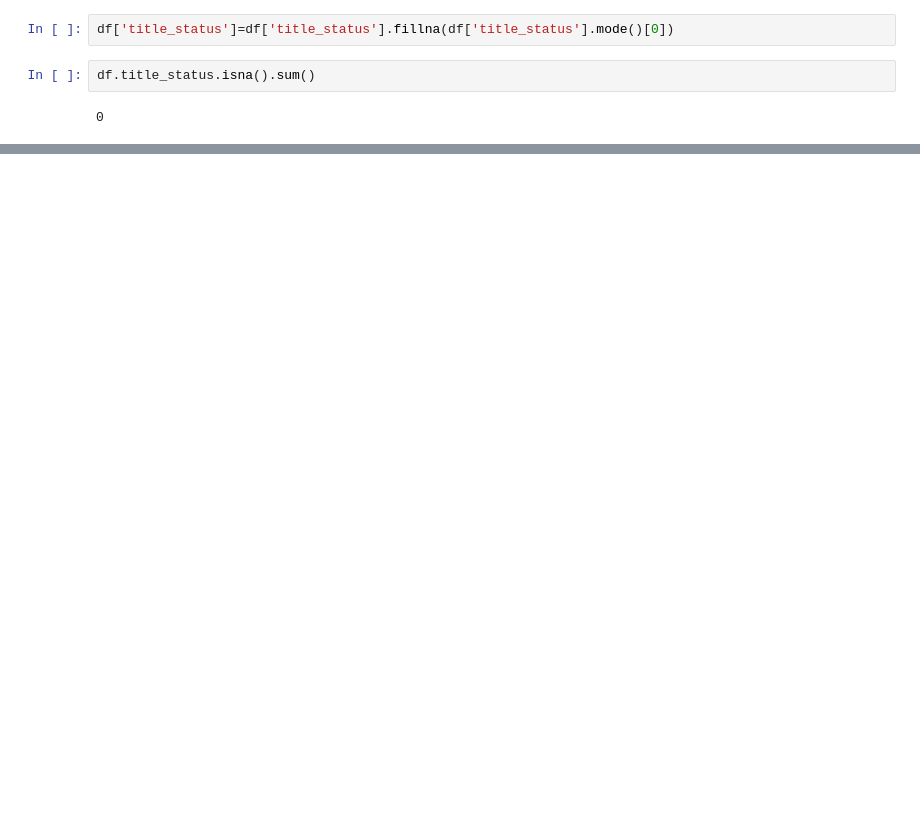
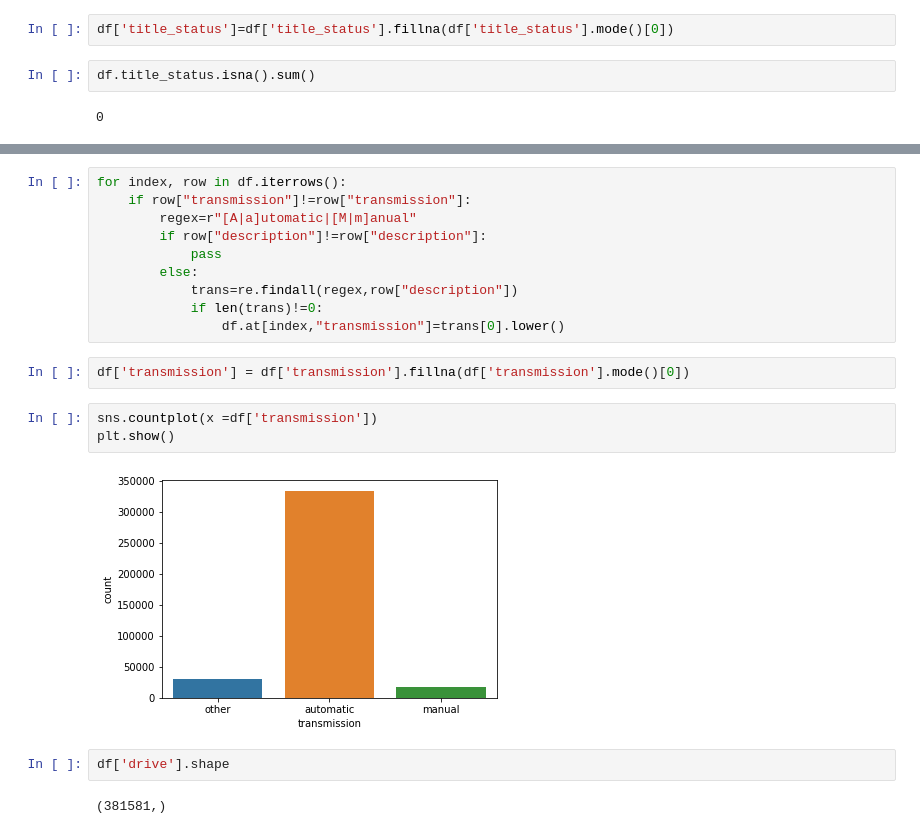
Before and after one commit to vkhanderao/Used-Cars-Price-Prediction, a Jupyter notebook: Code/Code (2).ipynb, the cells around one changed output, grey strips where cells are left out. Cells and saved outputs as stored; diff of their text form; blank space fills up the shorter version.

```diff
--- a/Code/Code (2).ipynb
+++ b/Code/Code (2).ipynb
@@ -281,0 +295,21 @@ df.title_status.isna().sum()
+# %%
+for index, row in df.iterrows():
+    if row["transmission"]!=row["transmission"]:
+        regex=r"[A|a]utomatic|[M|m]anual"
+        if row["description"]!=row["description"]:
+            pass
+        else:
+            trans=re.findall(regex,row["description"])
+            if len(trans)!=0:
+                df.at[index,"transmission"]=trans[0].lower()
+# %%
+df['transmission'] = df['transmission'].fillna(df['transmission'].mode()[0])
+# %%
+sns.countplot(x =df['transmission'])
+plt.show()
+# %% [output]
+[figure, added]
+# %%
+df['drive'].shape
+# %% [output]
+(381581,)
```
Also changed, not shown: parts of 28 cells of this notebook.
